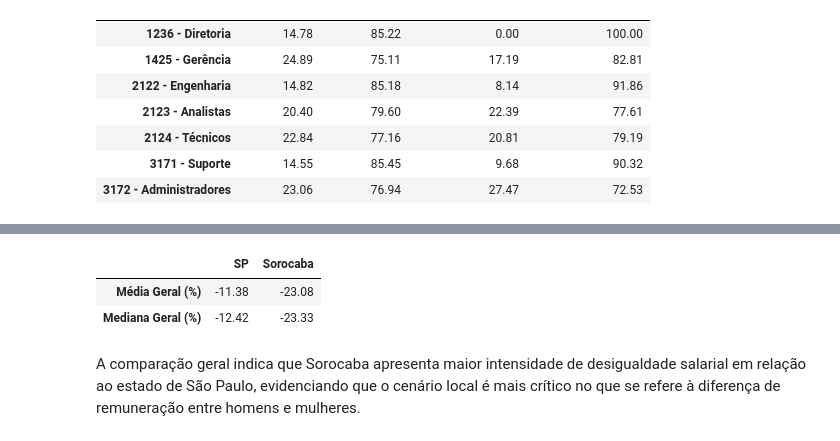
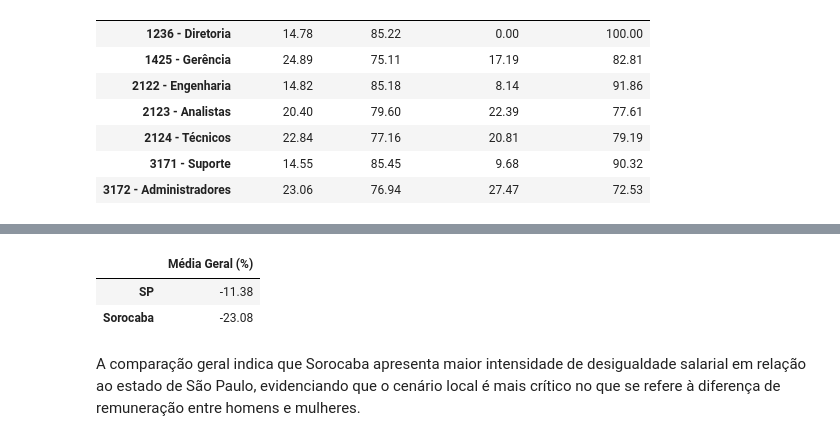
Before and after one commit to ricardo-gmarques/estagio, a Jupyter notebook: analise_rais2023_sorocaba.ipynb, the cells around one changed output, grey strips where cells are left out. Saved outputs shown, nothing was run; the diff lists cells and outputs as text; code cells hidden in the pictures.

```diff
--- a/analise_rais2023_sorocaba.ipynb
+++ b/analise_rais2023_sorocaba.ipynb
@@ -742,14 +867,32 @@ comparacao_cbo_perc
 | 3171 - Suporte | 14.55 | 85.45 | 9.68 | 90.32 |
 | 3172 - Administradores | 23.06 | 76.94 | 27.47 | 72.53 |
 # %%
-# TABELA - DIFERENÇA MÉDIA (%)
+# TABELA - DIFERENÇA MÉDIA (%) POR FAMÍLIA CBO
 
 def diff_media_cbo(df_base):
+
+    df_base = df_base.copy()
+
+    df_base['cbo_familia'] = df_base['cbo ocupação 2002'].astype(str).str[:4]
+
+    mapa_cbo = {
+        '1236': '1236 - Diretoria',
+        '1425': '1425 - Gerência',
+        '2122': '2122 - Engenharia',
+        '2123': '2123 - Analistas',
+        '2124': '2124 - Técnicos',
+        '3171': '3171 - Suporte',
+        '3172': '3172 - Administradores'
+    }
+
+    df_base['cbo_nome'] = df_base['cbo_familia'].map(mapa_cbo)
+
     grupo = df_base.groupby(['cbo_nome', 'sexo trabalhador'])['vl remun média nom'].mean().unstack()
 
     diff = ((grupo.get('Feminino') - grupo.get('Masculino')) / grupo.get('Masculino')) * 100
 
     return diff.round(2)
+
 
 media_sp = diff_media_cbo(df)
 media_sor = diff_media_cbo(df_sorocaba)
@@ -759,6 +902,9 @@ tabela_media = pd.DataFrame({
     'Dif Média (%) Sorocaba': media_sor
 })
 
+tabela_media = tabela_media[tabela_media.index.notna()]
+tabela_media = tabela_media.fillna('-')
+
 tabela_media
 # %% [output]
 |  | Dif Média (%) SP | Dif Média (%) Sorocaba |
@@ -868,21 +919,22 @@ plt.show()
 # %%
 # 7.10 - Resumo geral da desigualdade salarial por CBO
 
-media_sp = tabela_media['Dif Média (%) SP'].mean()
-media_sor = tabela_media['Dif Média (%) Sorocaba'].mean()
+media_sp = pd.to_numeric(
+    tabela_media['Dif Média (%) SP'].replace('-', np.nan)
+).mean()
 
-mediana_sp = tabela_mediana['Dif Mediana (%) SP'].mean()
-mediana_sor = tabela_mediana['Dif Mediana (%) Sorocaba'].mean()
+media_sor = pd.to_numeric(
+    tabela_media['Dif Média (%) Sorocaba'].replace('-', np.nan)
+).mean()
 
 resumo_geral = pd.DataFrame({
-    'SP': [media_sp, mediana_sp],
-    'Sorocaba': [media_sor, mediana_sor]
-}, index=['Média Geral (%)','Mediana Geral (%)']).round(2)
+    'Média Geral (%)': [media_sp, media_sor]
+}, index=['SP', 'Sorocaba']).round(2)
 
 resumo_geral
 # %% [output]
-|  | SP | Sorocaba |
-| Média Geral (%) | -11.38 | -23.08 |
-| Mediana Geral (%) | -12.42 | -23.33 |
+|  | Média Geral (%) |
+| SP | -11.38 |
+| Sorocaba | -23.08 |
 # %% [markdown]
 A comparação geral indica que Sorocaba apresenta maior intensidade de desigualdade salarial em relação ao estado de São Paulo, evidenciando que o cenário local é mais crítico no que se refere à diferença de remuneração entre homens e mulheres.
```
Also changed, not shown: parts of 14 cells of this notebook.
